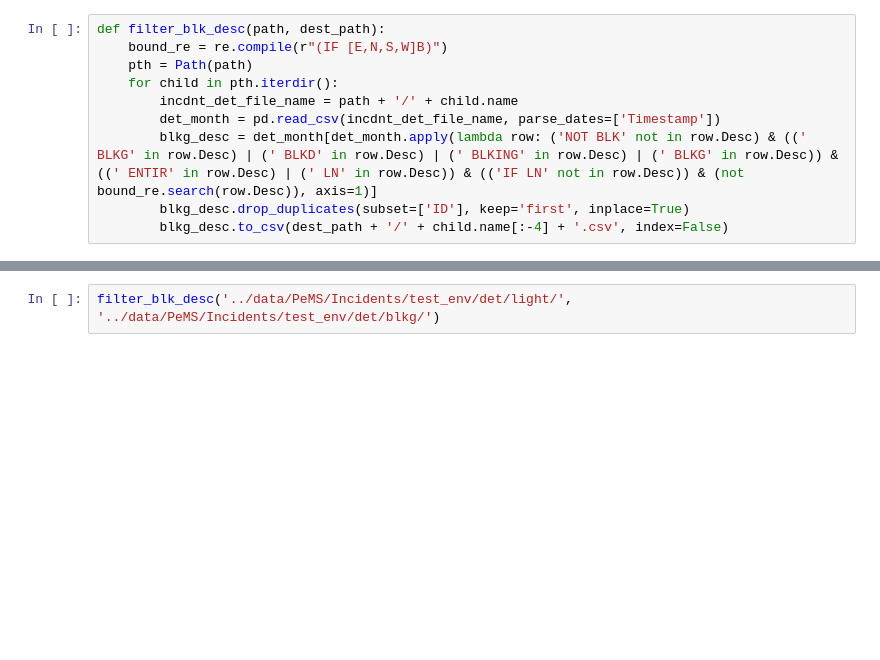
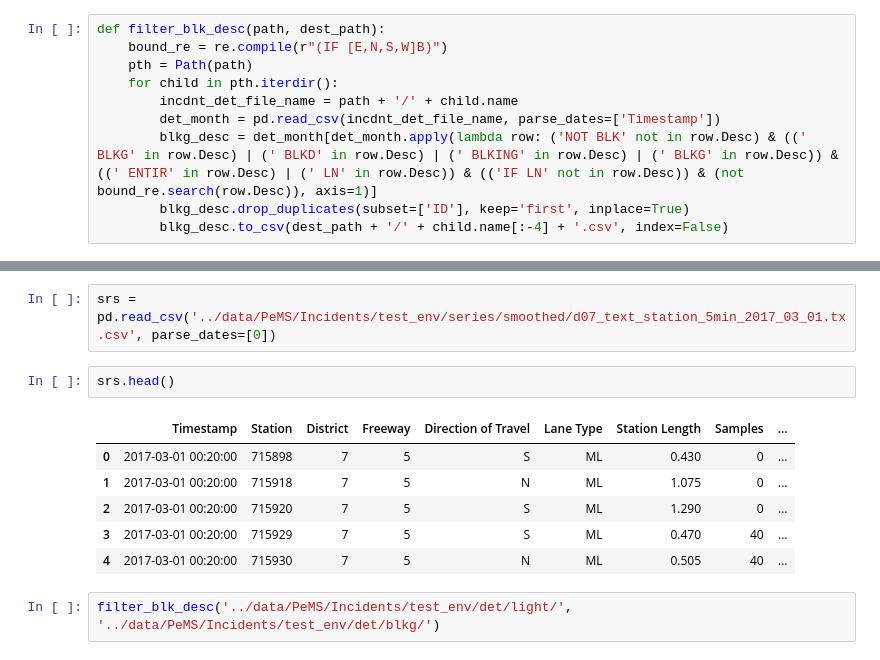
Before and after one commit to frolovconst/TC_w_ML, a Jupyter notebook: incidents_touch/inc_desc_ansis.ipynb, the cells around one changed output, grey strips where cells are left out. Saved outputs shown, nothing was run; the diff lists cells and outputs as text; blank space fills up the shorter version.

```diff
--- a/incidents_touch/inc_desc_ansis.ipynb
+++ b/incidents_touch/inc_desc_ansis.ipynb
@@ -63,3 +181,14 @@ create_accident_windows('../data/PeMS/Incidents/test_env/inc/light/', '../data/P
+# %%
+srs = pd.read_csv('../data/PeMS/Incidents/test_env/series/smoothed/d07_text_station_5min_2017_03_01.tx.csv', parse_dates=[0])
+# %%
+srs.head()
+# %% [output]
+|  | Timestamp | Station | District | Freeway | Direction of Travel | Lane Type | Station Length | Samples | ... |
+| 0 | 2017-03-01 00:20:00 | 715898 | 7 | 5 | S | ML | 0.430 | 0 | ... |
+| 1 | 2017-03-01 00:20:00 | 715918 | 7 | 5 | N | ML | 1.075 | 0 | ... |
+| 2 | 2017-03-01 00:20:00 | 715920 | 7 | 5 | S | ML | 1.290 | 0 | ... |
+| 3 | 2017-03-01 00:20:00 | 715929 | 7 | 5 | S | ML | 0.470 | 40 | ... |
+| 4 | 2017-03-01 00:20:00 | 715930 | 7 | 5 | N | ML | 0.505 | 40 | ... |
 # %%
 filter_blk_desc('../data/PeMS/Incidents/test_env/det/light/', '../data/PeMS/Incidents/test_env/det/blkg/')
 # %% [output]
```
Also changed, not shown: parts of 20 cells of this notebook, 1 other file.
